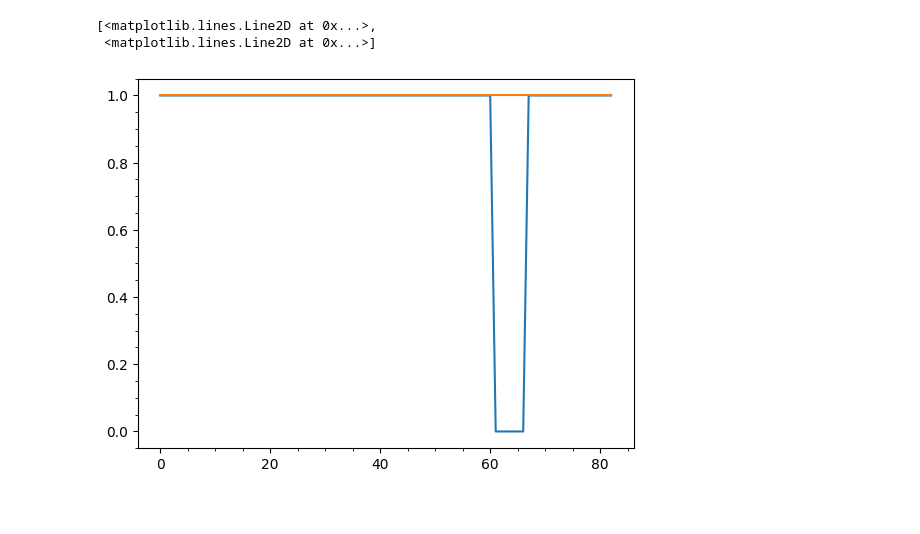
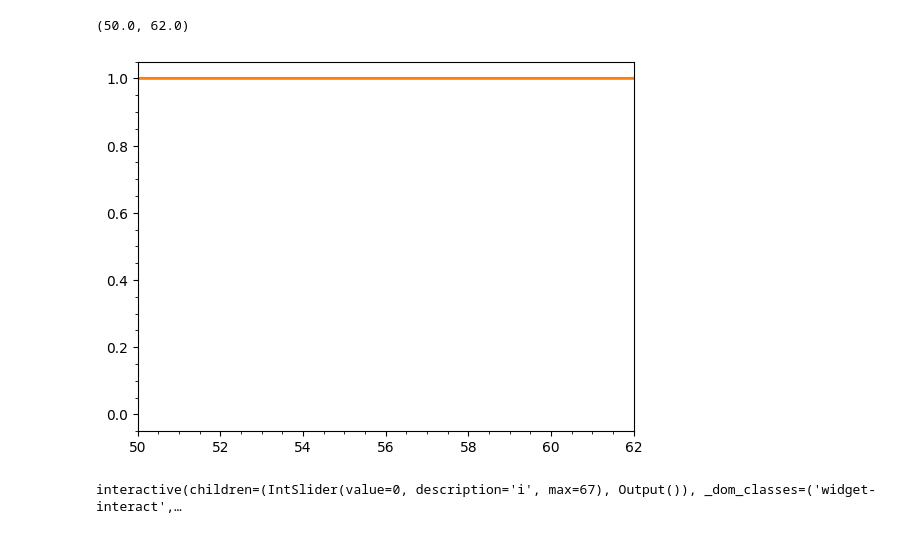
Before and after one commit to tlpss/gello_software, a Jupyter notebook: gello/data_utils/explore_pickle.ipynb, the cells around one changed output. Drawn from its saved outputs; the diff is of its cells as text; code cells hidden in the pictures.

Commit message:
dump before adding buffer for cameras

```diff
--- a/gello/data_utils/explore_pickle.ipynb
+++ b/gello/data_utils/explore_pickle.ipynb
@@ -3,7 +3,7 @@
 # !pip install ipywidgets
 
 
-demo_path = "/home/tlips/bc_data/mic-switches/gello"
+demo_path = "/home/tlips/bc_data/pick-cb-v2/gello"
 
 
 
@@ -11,5 +11,5 @@ import os
 
 demos = os.listdir(demo_path)
 print(demos)
-demo = "1203_163716"
+demo = demos[-1]
 # %% [output]
@@ -79,8 +79,8 @@ wrist_images = []
 base_images = []
 for pickle_path in pickles:
     obs = pickle.load(open(os.path.join(demo_path, demo ,pickle_path),"rb"))
-    wrist_img = obs["left-wrist_rgb"]
-    base_img = obs["base_rgb"]
+    wrist_img = obs["wrist-left_rgb"]
+    base_img = obs["scene-right_rgb"]
     wrist_img = wrist_img.astype(np.uint8)
     base_img = base_img.astype(np.uint8)
     wrist_images.append(wrist_img)
@@ -94,14 +94,12 @@ def view_image(i):
 
     # display the image
     fig, ax = plt.subplots(1,2)
+    fig.set_figheight(15)
+    fig.set_figwidth(15)
     ax[0].imshow(wrist_img)
     ax[1].imshow(base_image)
     plt.show()
 
 image_widget = widgets.interactive(view_image, i=slider)
 display(image_widget)
-
-
-#view_image(0)
-#plt.show()
 # %% [output]
@@ -112,7 +110,7 @@ interactive(children=(IntSlider(value=0, description='i', max=99), Output()), _d
 ft_wrench = []
 for pickle_path in pickles:
     obs = pickle.load(open(os.path.join(demo_path, demo ,pickle_path),"rb"))
-    ft = obs["wrench"]
+    ft = obs["wrench"][-1]
     ft_wrench.append(ft)
 
 
@@ -128,0 +127,5 @@ plt.legend(["fx", "fy", "fz", "tx", "ty", "tz"])
+# %%
+obs = pickle.load(open(os.path.join(demo_path, demo ,pickles[60]),"rb"))
+wrench = obs["wrench"]
+z_values = wrench[:,2]
+plt.plot(z_values)
@@ -155,15 +161,64 @@ interactive(children=(IntSlider(value=0, description='i', max=99), Output()), _d
 # %%
 # read switches
 switches_values = []
 for pickle_path in pickles:
     obs = pickle.load(open(os.path.join(demo_path, demo ,pickle_path),"rb"))
     switches = obs["switches"]
     switches_values.append(switches)
 
 plt.minorticks_on()
 plt.plot(switches_values)
-#plt.xlim((125, 150))
+plt.xlim((50, 62))
 # %% [output]
-[<matplotlib.lines.Line2D at 0x...>,
- <matplotlib.lines.Line2D at 0x...>]
+(50.0, 62.0)
-[figure, old version]
+[figure, new version]
+# %%
+# for all demos, check the initial image to verify that the light was out
+
+import numpy as np
+import matplotlib.pyplot as plt
+import ipywidgets as widgets
+from IPython.display import display
+
+# get the camera images and display them
+start_images = []
+end_images = []
+
+for demo in demos:
+    pickles = os.listdir(os.path.join(demo_path, demo))
+    pickles.sort()
+    obs = pickle.load(open(os.path.join(demo_path, demo ,pickles[0]),"rb"))
+    start_img = obs["base_rgb"]
+    start_img = start_img.astype(np.uint8)
+    start_images.append(start_img)
+
+    obs = pickle.load(open(os.path.join(demo_path, demo ,pickles[-1]),"rb"))
+    end_img = obs["base_rgb"]
+    end_img = end_img.astype(np.uint8)
+    end_images.append(end_img)
+
+# create ipywidget slider to display the  numpy array images
+slider = widgets.IntSlider(min=0, max=len(start_images)-1)
+
+def view_image(i):
+
+
+    # display the image
+    # set figsize
+
+    fig, ax = plt.subplots(1,2, figsize=(10,5))
+
+
+    ax[0].imshow(start_images[i])
+    ax[1].imshow(end_images[i])
+
+    plt.show()
+
+image_widget = widgets.interactive(view_image, i=slider)
+display(image_widget)
+
+
+#view_image(0)
+#plt.show()
+# %% [output]
+interactive(children=(IntSlider(value=0, description='i', max=67), Output()), _dom_classes=('widget-interact',…
```
Also changed, not shown: parts of 9 cells of this notebook, 8 other files.
